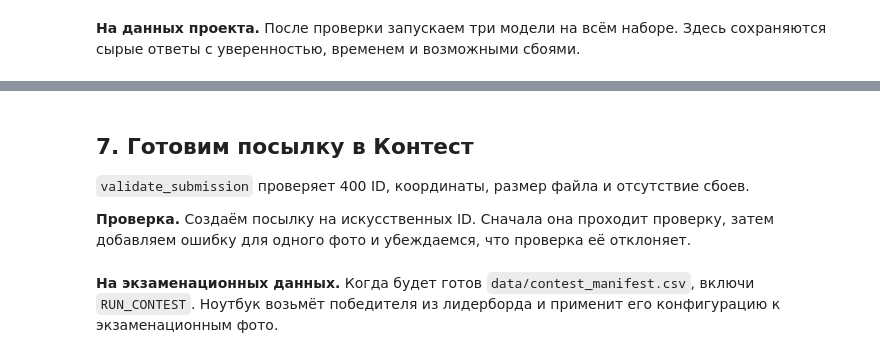
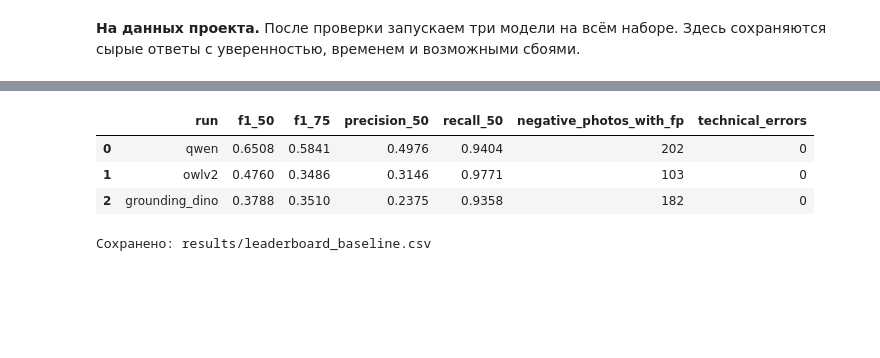
Before and after one commit to darya-sheb/data-labeling-shad, a Jupyter notebook: notebooks/baseline/models_comparison.ipynb, the cells around one changed output, grey strips where cells are left out. Saved outputs shown, nothing was run; the diff lists cells and outputs as text; code cells hidden in the pictures; blank space fills up the shorter version.

Commit message:
add models comparison

```diff
--- a/models_comparison.ipynb
+++ b/notebooks/baseline/models_comparison.ipynb
@@ -454,6 +300,0 @@ for photo_id in error_ids:
-# %% [markdown]
-## 7. Готовим посылку в Контест
-
-`validate_submission` проверяет 400 ID, координаты, размер файла и отсутствие сбоев.
-
-**Проверка.** Создаём посылку на искусственных ID. Сначала она проходит проверку, затем добавляем ошибку для одного фото и убеждаемся, что проверка её отклоняет.
@@ -479,2 +300,0 @@ print("ОК. Посылка со сбоем отклоняется.")
-# %% [markdown]
-**На экзаменационных данных.** Когда будет готов `data/contest_manifest.csv`, включи `RUN_CONTEST`. Ноутбук возьмёт победителя из лидерборда и применит его конфигурацию к экзаменационным фото.
@@ -512,0 +301,29 @@ else:
+# %%
+from pathlib import Path
+import pandas as pd
+
+board_dir = Path("results")
+models = ["grounding_dino", "owlv2", "qwen"]
+
+baseline = pd.concat(
+    [pd.read_csv(board_dir / f"{model}_board.csv") for model in models],
+    ignore_index=True,
+)
+
+baseline = baseline.sort_values("f1_50", ascending=False).reset_index(drop=True)
+
+output = board_dir / "leaderboard_baseline.csv"
+baseline.to_csv(output, index=False)
+
+display(baseline[[
+    "run", "f1_50", "f1_75", "precision_50", "recall_50",
+    "negative_photos_with_fp", "technical_errors",
+]].round(4))
+
+print(f"Сохранено: {output}")
+# %% [output]
+|  | run | f1_50 | f1_75 | precision_50 | recall_50 | negative_photos_with_fp | technical_errors |
+| 0 | qwen | 0.6508 | 0.5841 | 0.4976 | 0.9404 | 202 | 0 |
+| 1 | owlv2 | 0.4760 | 0.3486 | 0.3146 | 0.9771 | 103 | 0 |
+| 2 | grounding_dino | 0.3788 | 0.3510 | 0.2375 | 0.9358 | 182 | 0 |
+Сохранено: results/leaderboard_baseline.csv
```
Also changed, not shown: parts of 14 cells of this notebook, 32 other files.
